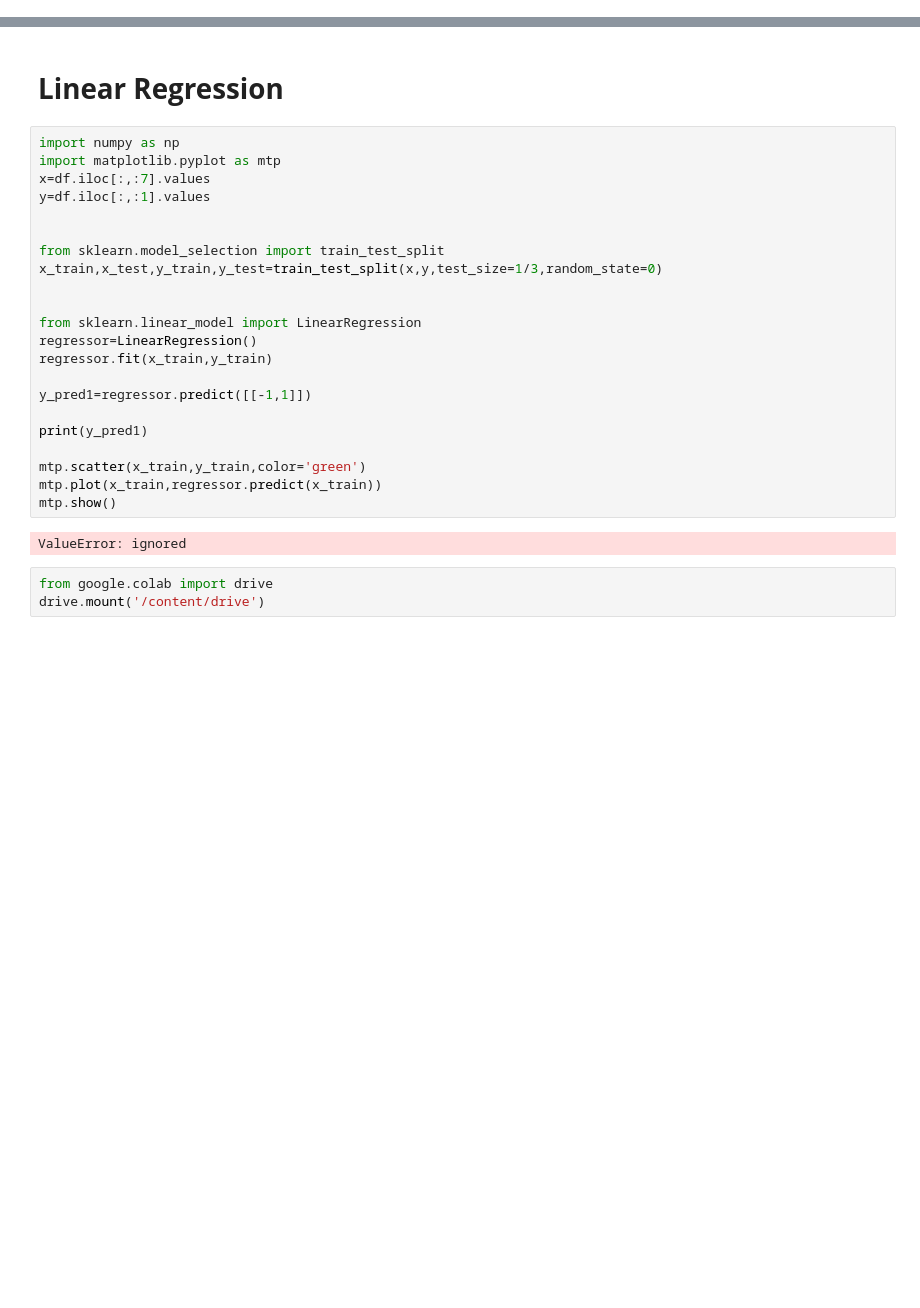
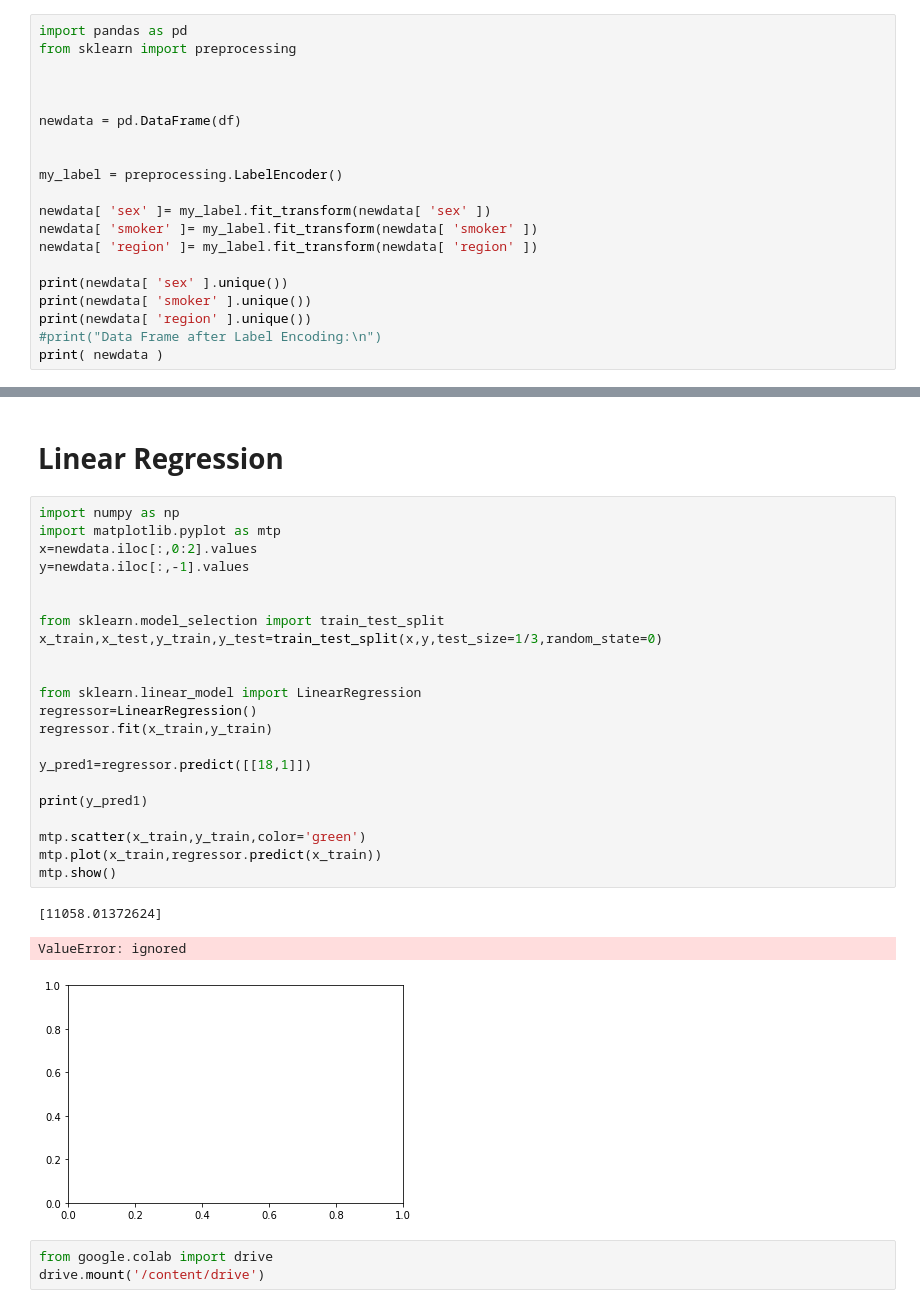
Before and after one commit to sakibtheseeker/medical-predict-ml, a Jupyter notebook: ML_CA2.ipynb, the cells around one changed output, grey strips where cells are left out. Saved outputs shown, nothing was run; the diff lists cells and outputs as text; blank space fills up the shorter version.

```diff
--- a/ML_CA2.ipynb
+++ b/ML_CA2.ipynb
@@ -40,0 +43,20 @@ dtype: int64
+# %%
+import pandas as pd
+from sklearn import preprocessing
+
+
+
+newdata = pd.DataFrame(df)
+
+
+my_label = preprocessing.LabelEncoder()
+
+newdata[ 'sex' ]= my_label.fit_transform(newdata[ 'sex' ])
+newdata[ 'smoker' ]= my_label.fit_transform(newdata[ 'smoker' ])
+newdata[ 'region' ]= my_label.fit_transform(newdata[ 'region' ])
+
+print(newdata[ 'sex' ].unique())
+print(newdata[ 'smoker' ].unique())
+print(newdata[ 'region' ].unique())
+#print("Data Frame after Label Encoding:\n")
+print( newdata )
@@ -43,27 +83,29 @@ dtype: int64
 # %%
 import numpy as np
 import matplotlib.pyplot as mtp
-x=df.iloc[:,:7].values
-y=df.iloc[:,:1].values
+x=newdata.iloc[:,0:2].values
+y=newdata.iloc[:,-1].values
 
 
 from sklearn.model_selection import train_test_split
 x_train,x_test,y_train,y_test=train_test_split(x,y,test_size=1/3,random_state=0)
 
 
 from sklearn.linear_model import LinearRegression
 regressor=LinearRegression()
 regressor.fit(x_train,y_train)
 
-y_pred1=regressor.predict([[-1,1]])
+y_pred1=regressor.predict([[18,1]])
 
 print(y_pred1)
 
 mtp.scatter(x_train,y_train,color='green')
 mtp.plot(x_train,regressor.predict(x_train))
 mtp.show()
 # %% [output]
-ValueError: ignored
+[11058.01372624]
+ValueError: ignored
+[figure, added]
 # %%
 from google.colab import drive
 drive.mount('/content/drive')
```
Also changed, not shown: parts of 11 cells of this notebook.
